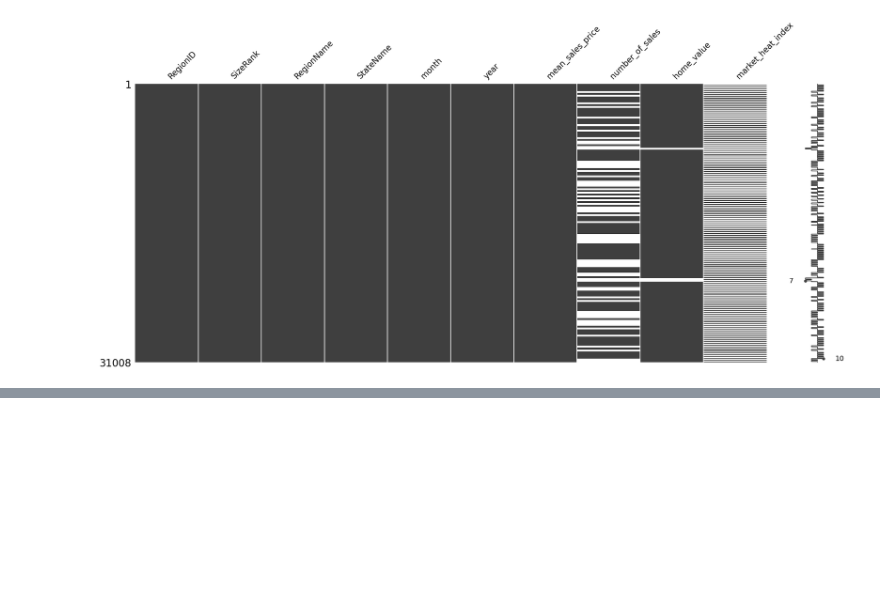
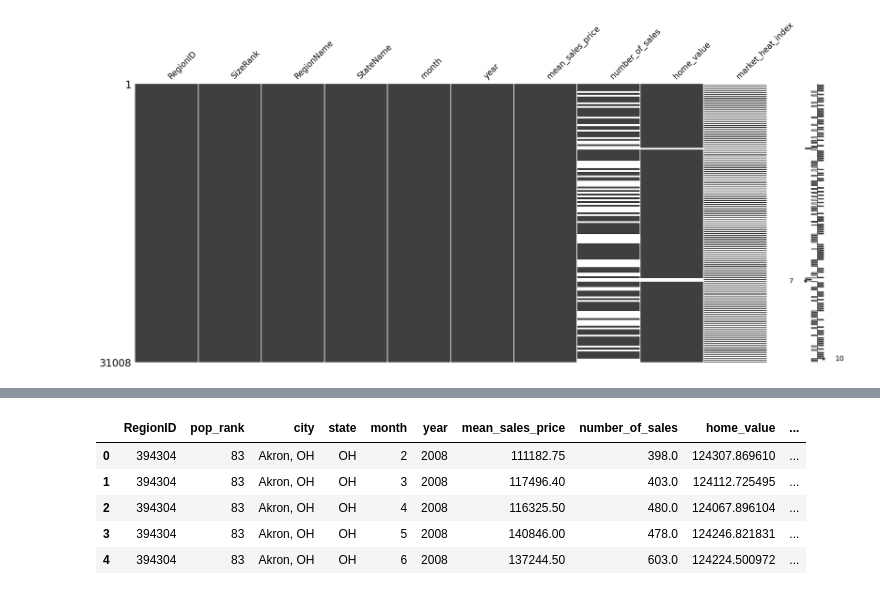
Before and after one commit to tcarlon94/Capstone_2_Real_estate, a Jupyter notebook: Cap_2_data_wrangling.ipynb, the cells around one changed output, grey strips where cells are left out. Saved outputs shown, nothing was run; the diff lists cells and outputs as text; code cells hidden in the pictures; blank space fills up the shorter version.

```diff
--- a/Cap_2_data_wrangling.ipynb
+++ b/Cap_2_data_wrangling.ipynb
@@ -709,3 +709,7 @@ msno.matrix(df)
 plt.show()
 # %% [output]
 [figure]
+# %%
+#dropna for home values (< 5%)
+df = df.dropna(subset='home_value')
+missing(df)
@@ -711,0 +739,11 @@ plt.show()
+# %%
+#clean up column names
+df.rename(columns={'SizeRank': 'pop_rank', 'RegionName': 'city', 'StateName': 'state'}, inplace=True)
+df.head()
+# %% [output]
+|  | RegionID | pop_rank | city | state | month | year | mean_sales_price | number_of_sales | home_value | ... |
+| 0 | 394304 | 83 | Akron, OH | OH | 2 | 2008 | 111182.75 | 398.0 | 124307.869610 | ... |
+| 1 | 394304 | 83 | Akron, OH | OH | 3 | 2008 | 117496.40 | 403.0 | 124112.725495 | ... |
+| 2 | 394304 | 83 | Akron, OH | OH | 4 | 2008 | 116325.50 | 480.0 | 124067.896104 | ... |
+| 3 | 394304 | 83 | Akron, OH | OH | 5 | 2008 | 140846.00 | 478.0 | 124246.821831 | ... |
+| 4 | 394304 | 83 | Akron, OH | OH | 6 | 2008 | 137244.50 | 603.0 | 124224.500972 | ... |
```
Also changed, not shown: parts of 7 cells of this notebook.
